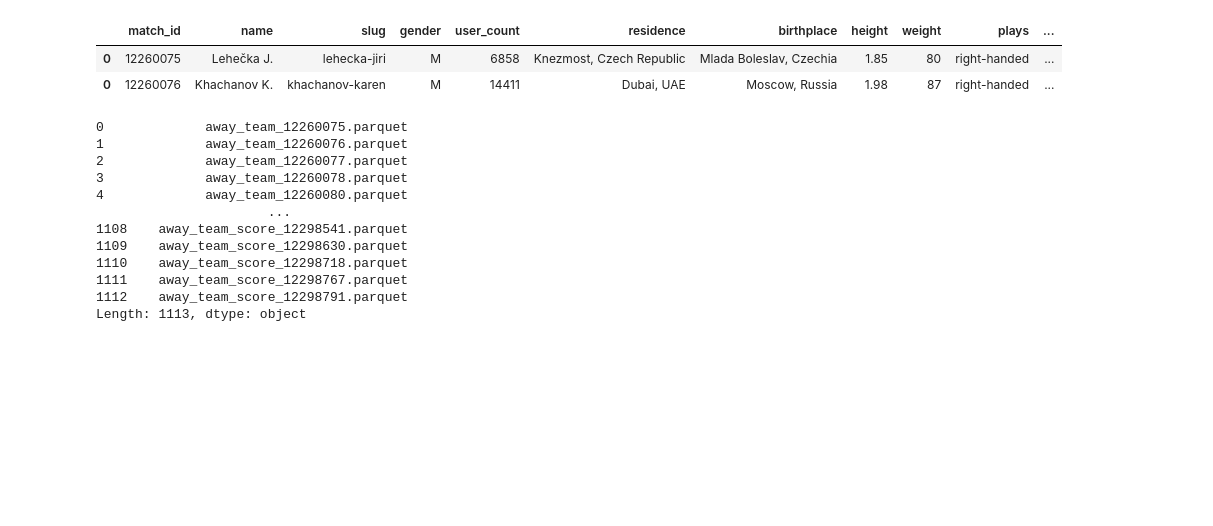
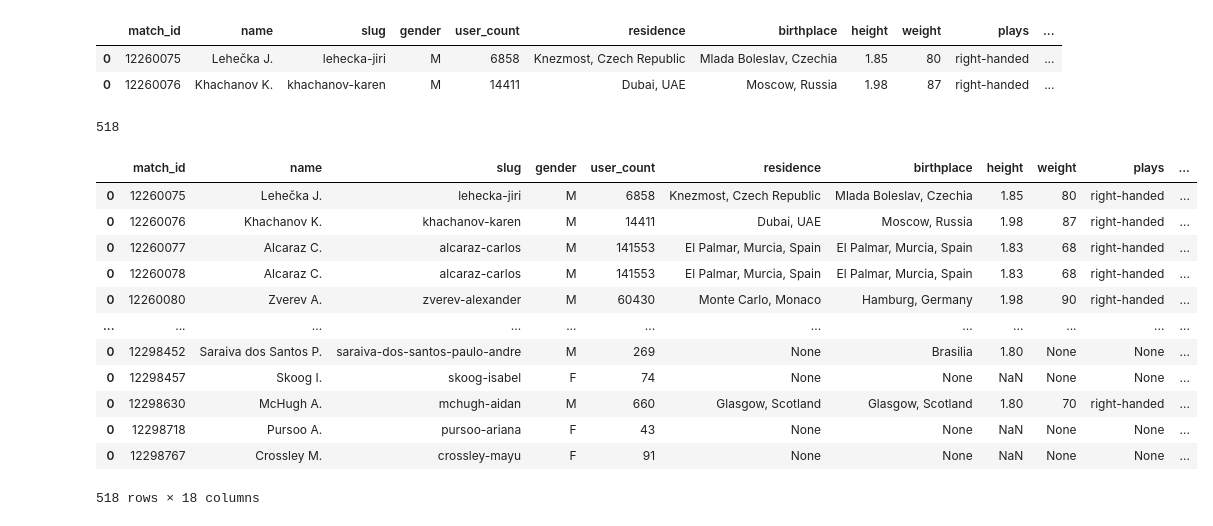
Before and after one commit to Mohsenmohebbi1993/practice, a Jupyter notebook: file_zip.ipynb, the cells around one changed output. Cells and saved outputs as stored; diff of their text form; code cells hidden in the pictures; blank space fills up the shorter version.

Commit message:
make datafram with data

```diff
--- a/file_zip.ipynb
+++ b/file_zip.ipynb
@@ -103,26 +103,36 @@ away_team
 |  | match_id | name | slug | gender | user_count | residence | birthplace | height | weight | plays | ... |
 | 0 | 12260075 | Lehečka J. | lehecka-jiri | M | 6858 | Knezmost, Czech Republic | Mlada Boleslav, Czechia | 1.85 | 80 | right-handed | ... |
 | 0 | 12260076 | Khachanov K. | khachanov-karen | M | 14411 | Dubai, UAE | Moscow, Russia | 1.98 | 87 | right-handed | ... |
+# %%
+path = "C:/Users/user/Desktop/python/practice/1/data/raw/raw_match_parquet"
+dris = os.listdir(path)
+series_list = pd.Series(dris)
+b = series_list[series_list.str.startswith("away_team_1")]
+b.size
+# %% [output]
+518
 # %%
 path = "C:/Users/user/Desktop/python/practice/1/data/raw/raw_match_parquet"
 dris = os.listdir(path)
 series_list = pd.Series(dris)
-b = series_list[series_list.str.startswith("away_team_")]
+b = series_list[series_list.str.startswith("away_team_1")]
 away_team = pd.DataFrame()
-# for i in b:
-#     value = pd.read_parquet(f'C:/Users/user/Desktop/python/practice/1/data/raw/raw_match_parquet/{b[i]}', engine='pyarrow')
-#     away_team = pd.concat([away_team, value])
-b
+for i in range(b.size):
+    value = pd.read_parquet(f'C:/Users/user/Desktop/python/practice/1/data/raw/raw_match_parquet/{b[i]}', engine='pyarrow')
+    away_team = pd.concat([away_team, value])
+
+away_team
 # %% [output]
+|  | match_id | name | slug | gender | user_count | residence | birthplace | height | weight | plays | ... |
+| 0 | 12260075 | Lehečka J. | lehecka-jiri | M | 6858 | Knezmost, Czech Republic | Mlada Boleslav, Czechia | 1.85 | 80 | right-handed | ... |
+| 0 | 12260076 | Khachanov K. | khachanov-karen | M | 14411 | Dubai, UAE | Moscow, Russia | 1.98 | 87 | right-handed | ... |
+| 0 | 12260077 | Alcaraz C. | alcaraz-carlos | M | 141553 | El Palmar, Murcia, Spain | El Palmar, Murcia, Spain | 1.83 | 68 | right-handed | ... |
+| 0 | 12260078 | Alcaraz C. | alcaraz-carlos | M | 141553 | El Palmar, Murcia, Spain | El Palmar, Murcia, Spain | 1.83 | 68 | right-handed | ... |
+| 0 | 12260080 | Zverev A. | zverev-alexander | M | 60430 | Monte Carlo, Monaco | Hamburg, Germany | 1.98 | 90 | right-handed | ... |
+| ... | ... | ... | ... | ... | ... | ... | ... | ... | ... | ... | ... |
+| 0 | 12298452 | Saraiva dos Santos P. | saraiva-dos-santos-paulo-andre | M | 269 | None | Brasilia | 1.80 | None | None | ... |
+| 0 | 12298457 | Skoog I. | skoog-isabel | F | 74 | None | None | NaN | None | None | ... |
+| 0 | 12298630 | McHugh A. | mchugh-aidan | M | 660 | Glasgow, Scotland | Glasgow, Scotland | 1.80 | 70 | right-handed | ... |
+| 0 | 12298718 | Pursoo A. | pursoo-ariana | F | 43 | None | None | NaN | None | None | ... |
+| 0 | 12298767 | Crossley M. | crossley-mayu | F | 91 | None | None | NaN | None | None | ... |
-0             away_team_12260075.parquet
-1             away_team_12260076.parquet
-2             away_team_12260077.parquet
-3             away_team_12260078.parquet
-4             away_team_12260080.parquet
-                      ...
-1108    away_team_score_12298541.parquet
-1109    away_team_score_12298630.parquet
-1110    away_team_score_12298718.parquet
-1111    away_team_score_12298767.parquet
-1112    away_team_score_12298791.parquet
-Length: 1113, dtype: object
+518 rows × 18 columns
```
